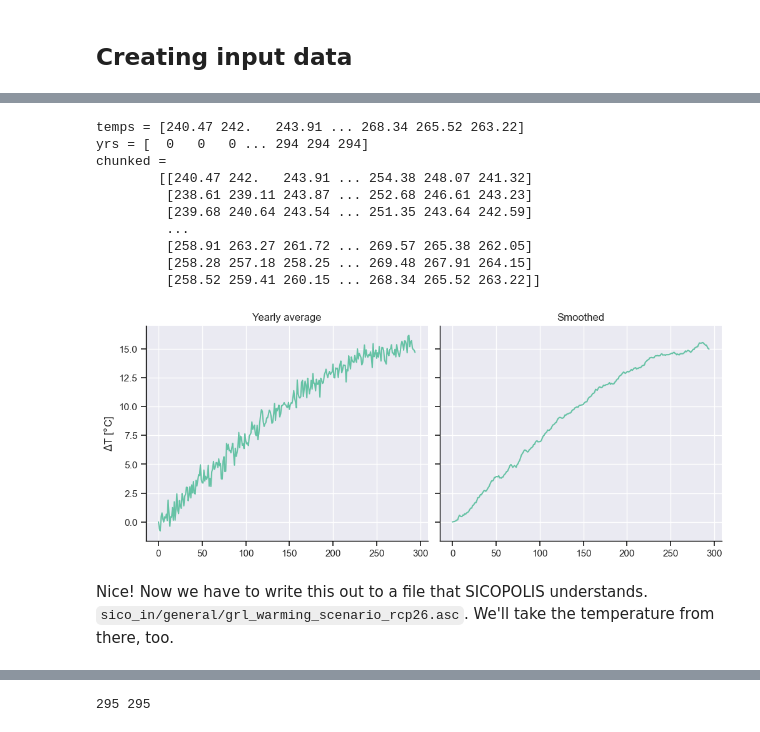
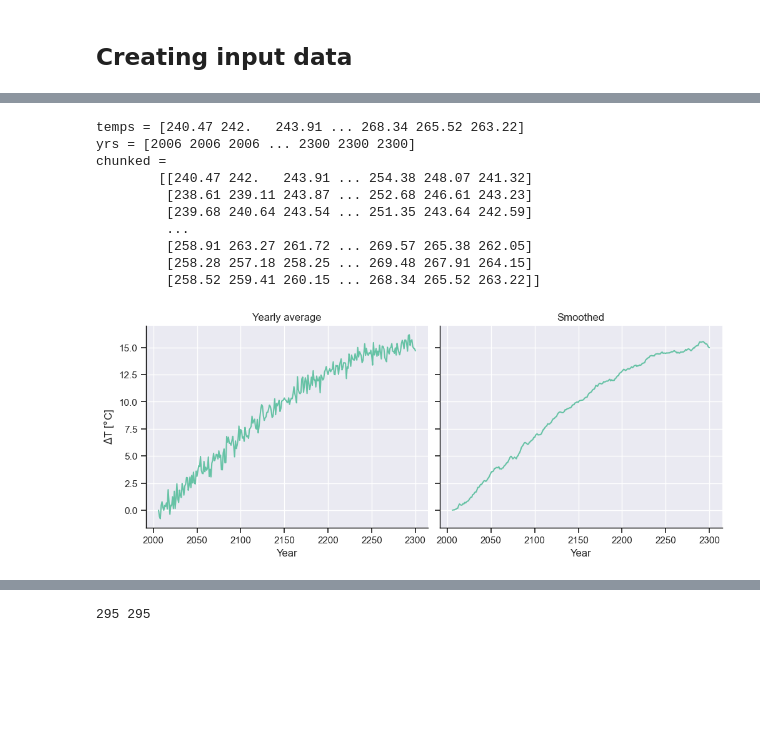
Before and after one commit to Pocket-titan/jelmar, a Jupyter notebook: content/notebooks/simulating_ice.ipynb, the cells around one changed output, grey strips where cells are left out. Saved outputs shown, nothing was run; the diff lists cells and outputs as text; code cells hidden in the pictures; blank space fills up the shorter version.

```diff
--- a/content/notebooks/simulating_ice.ipynb
+++ b/content/notebooks/simulating_ice.ipynb
@@ -178,41 +184,39 @@ plt.colorbar();
 temps = np.mean(np.asarray(tas[:, mask]), axis=-1)
 print(f"temps = {temps}")
 
-yrs = np.array(grp.variables["time"][:] // 365).astype(int)
+yrs = np.array(grp.variables["time"][:] // 365).astype(int) + 2006
 print(f"yrs = {yrs}")
 
 chunked = np.array([temps[yrs == yr] for yr in np.unique(yrs)])
 print(f"chunked =\n{"\n\t".join(["", *f"{chunked}".split("\n")])[1:]}")
 
 fig, axes = plt.subplots(nrows=1, ncols=2, sharey=True, figsize=(10, 4))
 
-
 avgs = np.mean(chunked, axis=-1)
-axes[0].plot(avgs - avgs[0])  # Kelvin difference == Celsius difference
+axes[0].plot(np.unique(yrs), avgs - avgs[0])  # Kelvin difference == Celsius difference
 axes[0].set_ylabel(r"$\Delta$T [$\degree$C]")
 axes[0].set_title("Yearly average")
 
 
 def smooth(x: np.ndarray, wlen: int) -> np.ndarray:
     w = np.ones(wlen, "d")
     padded = np.pad(x, (wlen // 2, wlen - 1 - wlen // 2), mode="edge")
     return np.convolve(padded, w / w.sum(), mode="valid")
 
 
 smoothed_temps = smooth(avgs, 10)
-axes[1].plot(smoothed_temps - smoothed_temps[0])
-axes[1].set_title("Smoothed");
+axes[1].plot(np.unique(yrs), smoothed_temps - smoothed_temps[0])
+axes[1].set_title("Smoothed")
+[ax.set_xlabel("Year") for ax in axes];
 # %% [output]
 temps = [240.47 242.   243.91 ... 268.34 265.52 263.22]
-yrs = [  0   0   0 ... 294 294 294]
+yrs = [2006 2006 2006 ... 2300 2300 2300]
 chunked =
         [[240.47 242.   243.91 ... 254.38 248.07 241.32]
          [238.61 239.11 243.87 ... 252.68 246.61 243.23]
          [239.68 240.64 243.54 ... 251.35 243.64 242.59]
          ...
          [258.91 263.27 261.72 ... 269.57 265.38 262.05]
          [258.28 257.18 258.25 ... 269.48 267.91 264.15]
          [258.52 259.41 260.15 ... 268.34 265.52 263.22]]
-[figure, old version]
+[figure, new version]
-# %% [markdown]
-Nice! Now we have to write this out to a file that SICOPOLIS understands. `sico_in/general/grl_warming_scenario_rcp26.asc`. We'll take the temperature from there, too.
```
Also changed, not shown: parts of 38 cells of this notebook, 22 other files.
